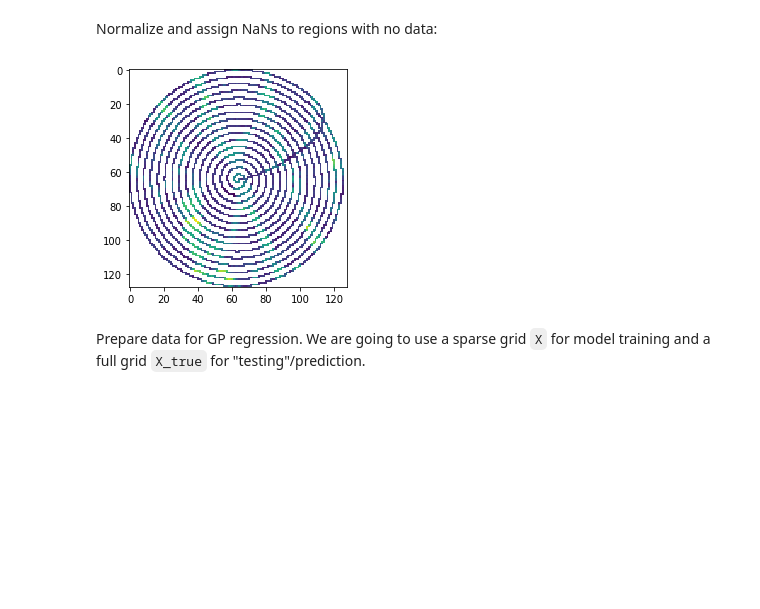
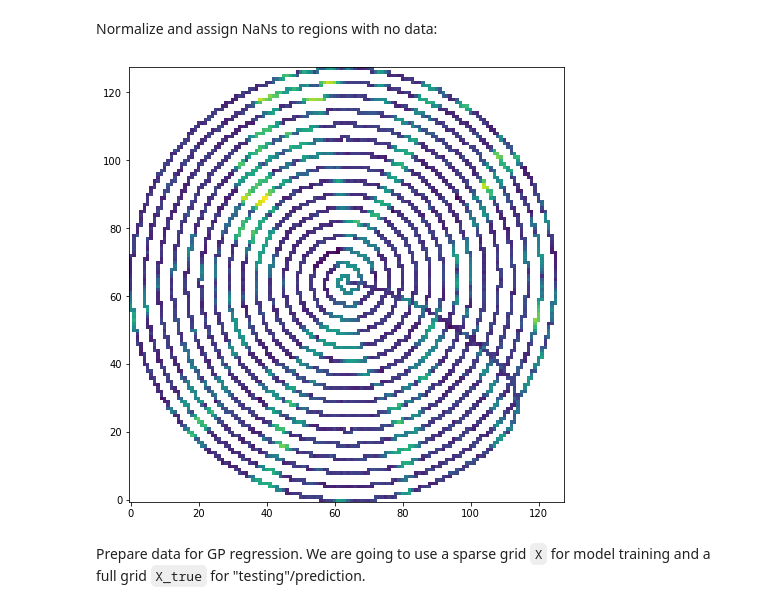
Before and after one commit to ziatdinovmax/GPim, a Jupyter notebook: examples/notebooks/GP_sparse2Dimages.ipynb, the cells around one changed output. Saved outputs shown, nothing was run; the diff lists cells and outputs as text; code cells hidden in the pictures; blank space fills up the shorter version.

````diff
--- a/examples/notebooks/GP_sparse2Dimages.ipynb
+++ b/examples/notebooks/GP_sparse2Dimages.ipynb
@@ -39,9 +41,10 @@ Normalize and assign NaNs to regions with no data:
 # %%
 R = (imgdata - np.min(imgdata)) / np.ptp(imgdata)
 R[R == R[1, 1]] = np.nan # Take value at [1, 1] as missing data value
-plt.imshow(R);
+plt.figure(figsize=(8, 8))
+plt.imshow(R, origin='bottom');
 # %% [output]
-[figure, old version]
+[figure, new version]
 # %% [markdown]
 Prepare data for GP regression. We are going to use a sparse grid ```X``` for model training and a full grid ```X_true``` for "testing"/prediction.
 # %%
````
Also changed, not shown: parts of 6 cells of this notebook.
